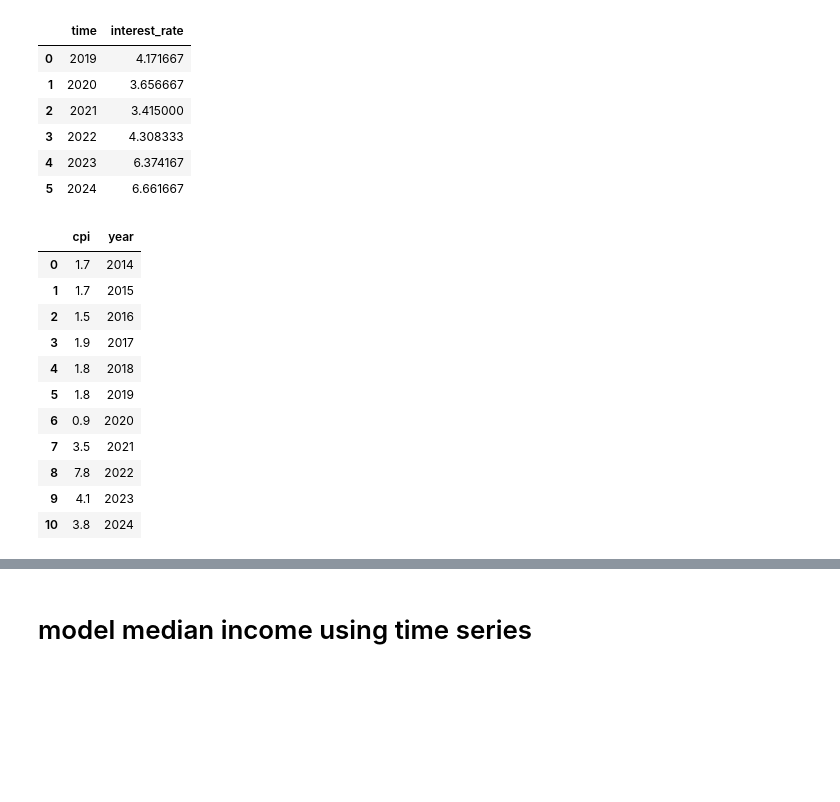
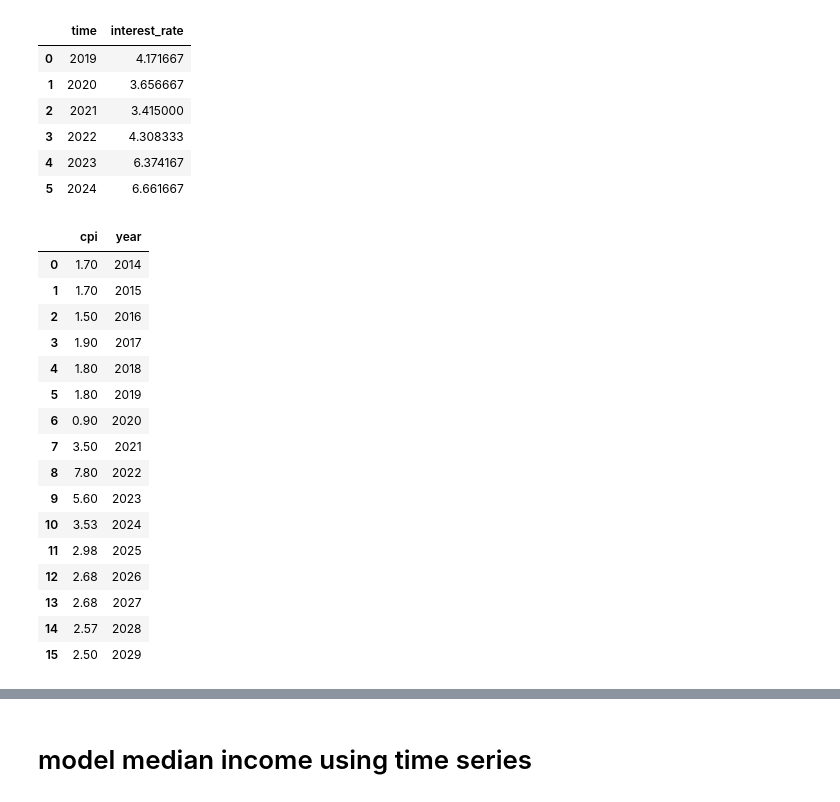
Before and after one commit to MAST30034-AppliedDataScience/project-2-group-real-estate-industry-project-2, a Jupyter notebook: notebooks/combining_data.ipynb, the cells around one changed output, grey strips where cells are left out. Saved outputs shown, nothing was run; the diff lists cells and outputs as text; code cells hidden in the pictures; blank space fills up the shorter version.

```diff
--- a/notebooks/combining_data.ipynb
+++ b/notebooks/combining_data.ipynb
@@ -131,23 +150,25 @@ unemployment_data.rename(columns = {"Yearly Average Seasonally Adjusted (%)":"un
 # %%
 cpi_data.drop(columns = ["time","Change from previous quarter (%)"] ,inplace=True)
 cpi_data.rename(columns = {"Annual change (%)" : "cpi" }, inplace=True)
-# add a row in unemployment_data that 2024 has rate 4.2
-new_row = pd.DataFrame({"year": [2024], "cpi": [3.8]})
-cpi_data = pd.concat([cpi_data, new_row], ignore_index=True)
 cpi_data
 # %% [output]
 |  | cpi | year |
-| 0 | 1.7 | 2014 |
-| 1 | 1.7 | 2015 |
-| 2 | 1.5 | 2016 |
-| 3 | 1.9 | 2017 |
-| 4 | 1.8 | 2018 |
-| 5 | 1.8 | 2019 |
-| 6 | 0.9 | 2020 |
-| 7 | 3.5 | 2021 |
-| 8 | 7.8 | 2022 |
-| 9 | 4.1 | 2023 |
-| 10 | 3.8 | 2024 |
+| 0 | 1.70 | 2014 |
+| 1 | 1.70 | 2015 |
+| 2 | 1.50 | 2016 |
+| 3 | 1.90 | 2017 |
+| 4 | 1.80 | 2018 |
+| 5 | 1.80 | 2019 |
+| 6 | 0.90 | 2020 |
+| 7 | 3.50 | 2021 |
+| 8 | 7.80 | 2022 |
+| 9 | 5.60 | 2023 |
+| 10 | 3.53 | 2024 |
+| 11 | 2.98 | 2025 |
+| 12 | 2.68 | 2026 |
+| 13 | 2.68 | 2027 |
+| 14 | 2.57 | 2028 |
+| 15 | 2.50 | 2029 |
 # %%
 # add a row in unemployment_data that 2021 has rate 4.2
 new_row = pd.DataFrame({"year": [2021], "unemployment_rate": [4.2]})
```
Also changed, not shown: parts of 23 cells of this notebook, 2 other files.
